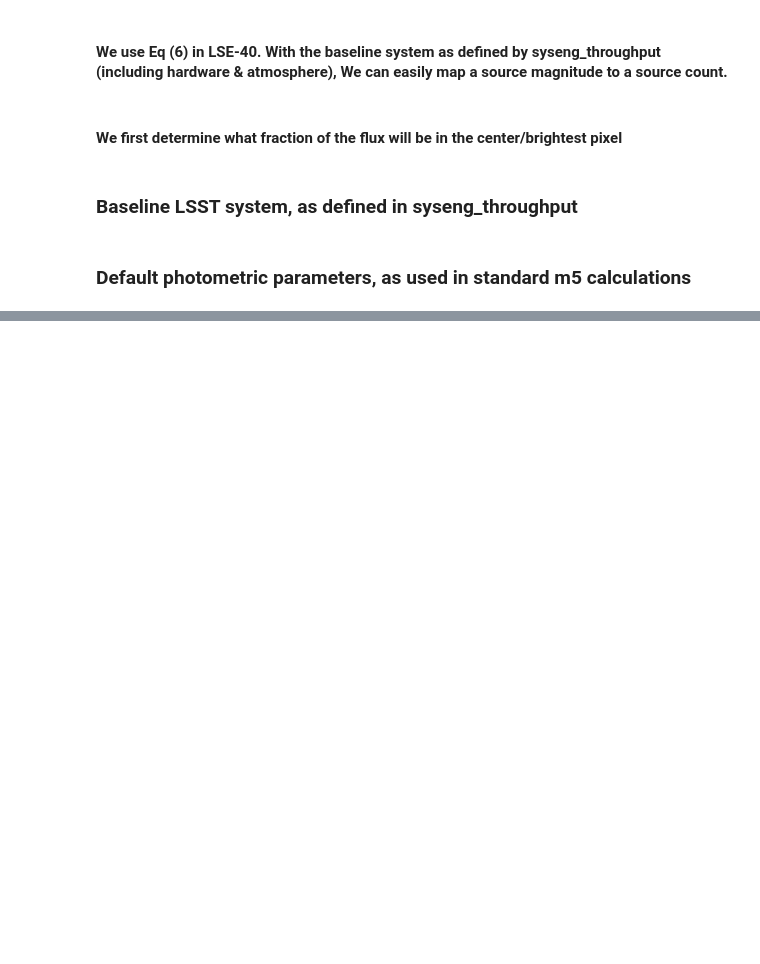
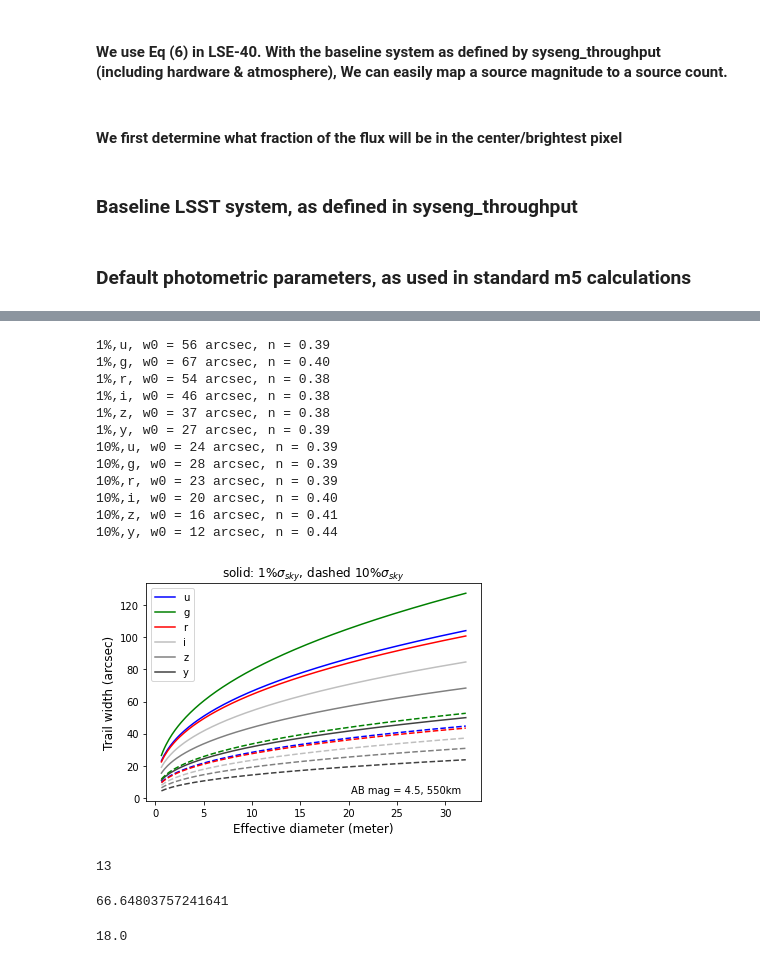
Before and after one commit to bxin/saturation_limit, a Jupyter notebook: width_vs_Dmirror.ipynb, the cells around one changed output, grey strips where cells are left out. Saved outputs shown, nothing was run; the diff lists cells and outputs as text; code cells hidden in the pictures; blank space fills up the shorter version.

```diff
--- a/width_vs_Dmirror.ipynb
+++ b/width_vs_Dmirror.ipynb
@@ -25,7 +25,6 @@ angularV = 0.5*60 # in deg/min, 0.5 deg/sec, for 40 degree zenith angle, and sat
 #### We use Eq (6) in LSE-40. With the baseline system as defined by syseng_throughput (including hardware & atmosphere), We can easily map a source magnitude to a source count.
 # %%
 # full_well for a 30s visit, in e-
-noiseThresh = 0.3 #0.3 means trailCount < 0.3 * sqrt(skyCount), see 7/7/20 email to ZI and TT.
 full_well = 150e3  #typical for e2v sensors. ITL is typically 200k. We try to be conservative and use the smaller.
 full_well2 = 100e3  #some sensors can be as low as 100K e-.
 xtalk_limit = 10e3
@@ -66,4 +65,6 @@ colors = ['blue', 'green', 'red', '0.75', '0.50', '0.25']
 # %%
 def func_powerlaw(x, w0, n):
     return w0*(x/8.36)**n
+def func_powerlawDeff(x, w0, n):
+    return w0*(x/6.423)**n
 # %%
@@ -137,0 +169,66 @@ y, 83, 24, 6.136e-03, 1.858
+# %%
+fig, ax = plt.subplots()
+jj = 0
+for ii, noiseThresh in enumerate(noiseThreshs):
+    for i,f in enumerate(filterlist): # enumerate(('u','g')):  #
+        widths = []
+        ds = []
+        for myf in myfs:
+            d=6.423*myf
+            ds.append(d)
+            widths.append(mydata[jj])
+            jj+=1
+            #break
+        #aa = np.polyfit(ds, widths,1)
+        #ww = aa[1]+aa[0]*np.array(ds)
+        ds = np.array(ds)
+        widths = np.array(widths)
+        idx = ~np.isnan(widths)
+        popt, pcov = curve_fit(func_powerlawDeff, ds[idx], widths[idx])
+        bb = np.linspace(min(ds), max(ds),200)
+        if ii==0:
+            plt.plot(bb, func_powerlawDeff(bb, *popt), '-', label=f, color=colors[i])
+            #plt.plot(ds, widths, 'o', label=r'%s: %.1f(%.2f)'%(f,popt[0], popt[1]), color=colors[i])
+            #plt.plot(ds, widths, 'o', label=f, color=colors[i])
+        elif ii==1:
+            plt.plot(bb, func_powerlawDeff(bb, *popt), '--', color=colors[i])
+            #plt.plot(ds, widths, 'o', color=colors[i])
+        else:
+            break
+        print('%.0f%%,%s, w0 = %.0f arcsec, n = %.2f '%(noiseThreshs[ii]*100, f, popt[0], popt[1]))
+        #plt.plot(ds, widths, 'o', label=r'%s: $w_0$=%.1f, $n$=%.2f'%(f,popt[0], popt[1]), color=colors[i])
+        #break
+    #break
+plt.legend(loc='upper left')
+plt.text(0.6, 0.15, "AB mag = %.1f, %.0fkm"%(mag,h/1000), color = 'black', transform=fig.transFigure)
+plt.xlabel('Effective diameter (meter)', fontsize=12)
+#plt.ylabel(r'Trail width (>%.0f%% of $\sigma_{sky}$) (arcsec)'%(noiseThresh*100), fontsize=12)
+plt.ylabel(r'Trail width (arcsec)', fontsize=12)
+plt.title('solid: %.0f%%$\sigma_{sky}$, dashed %.0f%%$\sigma_{sky}$'%(noiseThreshs[0]*100, noiseThreshs[1]*100))
+plt.savefig('width_vs_Dmirror.pdf')
+# %% [output]
+1%,u, w0 = 56 arcsec, n = 0.39
+1%,g, w0 = 67 arcsec, n = 0.40
+1%,r, w0 = 54 arcsec, n = 0.38
+1%,i, w0 = 46 arcsec, n = 0.38
+1%,z, w0 = 37 arcsec, n = 0.38
+1%,y, w0 = 27 arcsec, n = 0.39
+10%,u, w0 = 24 arcsec, n = 0.39
+10%,g, w0 = 28 arcsec, n = 0.39
+10%,r, w0 = 23 arcsec, n = 0.39
+10%,i, w0 = 20 arcsec, n = 0.40
+10%,z, w0 = 16 arcsec, n = 0.41
+10%,y, w0 = 12 arcsec, n = 0.44
+[figure, added]
+# %%
+len(ds)
+# %% [output]
+13
+# %%
+mydata[16]
+# %% [output]
+66.64803757241641
+# %%
+234/13
+# %% [output]
+18.0
```
Also changed, not shown: parts of 4 cells of this notebook, 7 other files.
